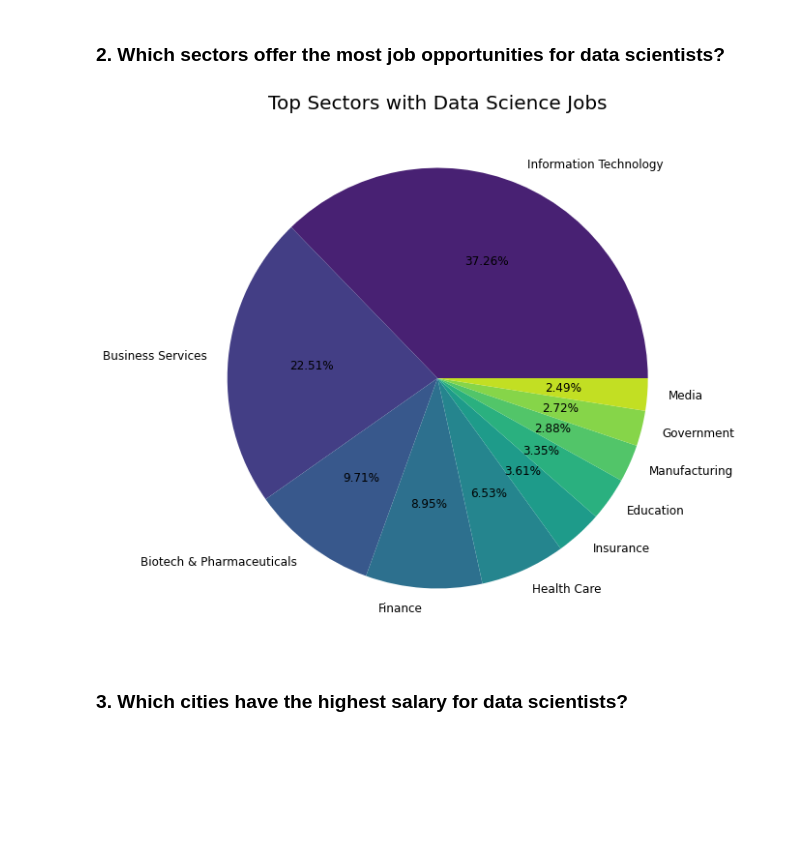
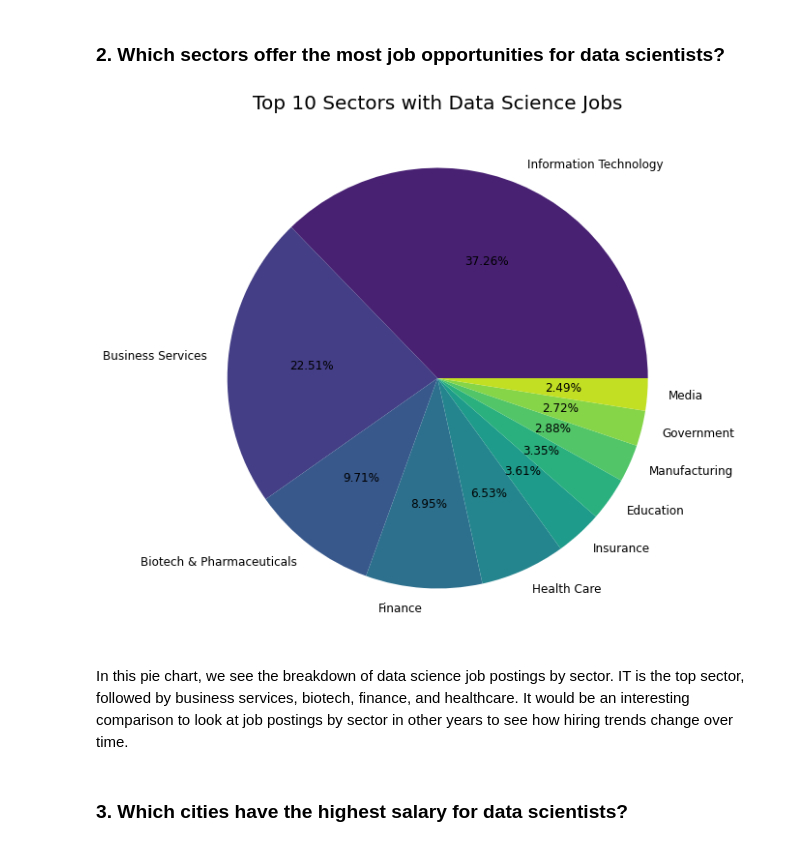
Before and after one commit to esgardner/DataScienceJobs, a Jupyter notebook: DataScienceJobs.ipynb, the cells around one changed output. Cells and saved outputs as stored; diff of their text form; code cells hidden in the pictures; blank space fills up the shorter version.

```diff
--- a/DataScienceJobs.ipynb
+++ b/DataScienceJobs.ipynb
@@ -132,8 +135,9 @@ def clean_salary(salary):
                 Salary: a string with the salary range in the format 111K−181K
 
         Returns:
-                returns the average salary, or -1 if an hourly salary was given
+                Average salary, or -1 if an hourly salary was given
     """
+
     # we don't need to process hourly salaries since we're going to remove these data points
     if "hour" in salary.lower():
         return -1
@@ -261,14 +271,16 @@ plt.show()
 # %%
 plt.figure(figsize = (50,10))
 company_vals = sector_df["Sector"].value_counts().sort_values(ascending=False).head(10)
 colors = sns.color_palette('viridis', 10)
 company_vals.plot.pie(y="Setor",autopct="%0.2f%%", colors=colors, fontsize=12)
 
-plt.title("Top Sectors with Data Science Jobs", fontsize=20)
+plt.title("Top 10 Sectors with Data Science Jobs", fontsize=20)
 plt.axis("off")
 plt.show()
 # %% [output]
-[figure, old version]
+[figure, new version]
+# %% [markdown]
+In this pie chart, we see the breakdown of data science job postings by sector. IT is the top sector, followed by business services, biotech, finance, and healthcare. It would be an interesting comparison to look at job postings by sector in other years to see how hiring trends change over time.
 # %% [markdown]
 ### 3. Which cities have the highest salary for data scientists?
 # %%
```
Also changed, not shown: parts of 22 cells of this notebook.
